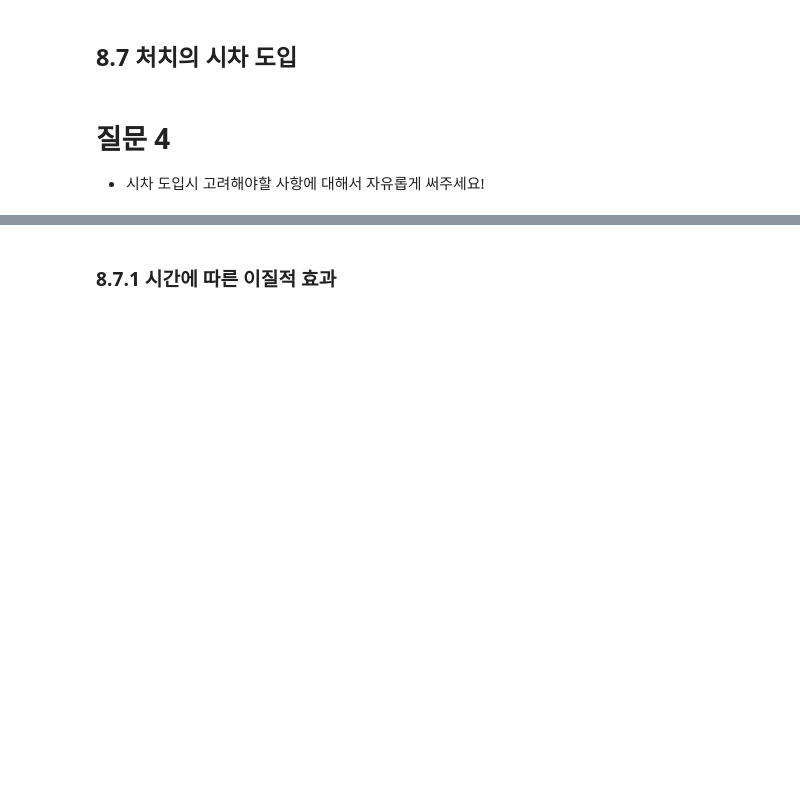
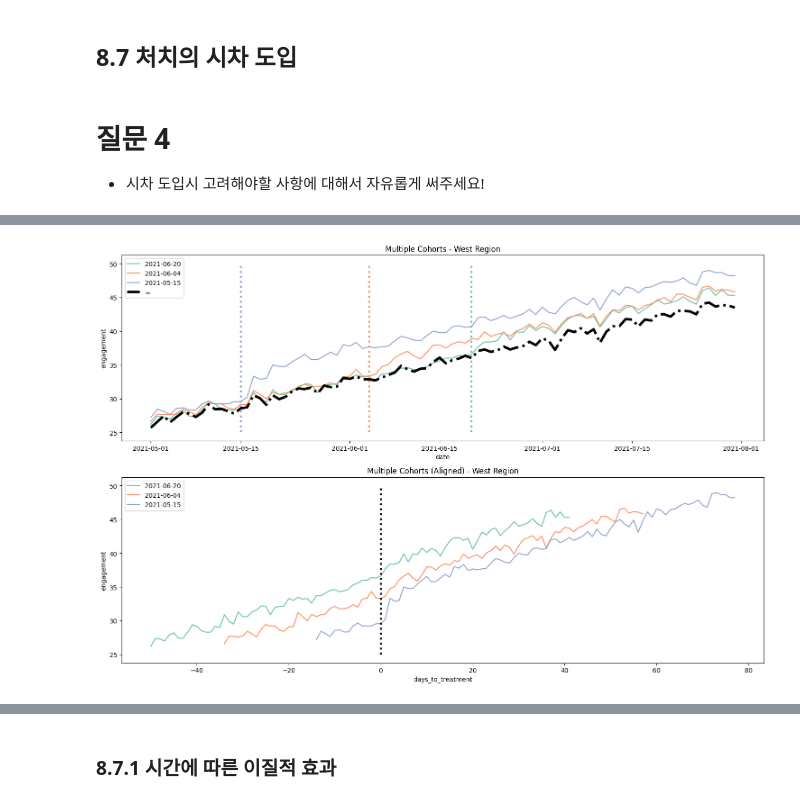
Before and after one commit to skymined/causal-inference-in-python-code, a Jupyter notebook: 인과추론스터디_과제/[6주차과제] 이중차분법.ipynb, the cells around one changed output, grey strips where cells are left out. Saved outputs shown, nothing was run; the diff lists cells and outputs as text; code cells hidden in the pictures; blank space fills up the shorter version.

```diff
--- a/인과추론스터디_과제/[6주차과제] 이중차분법.ipynb
+++ b/인과추론스터디_과제/[6주차과제] 이중차분법.ipynb
@@ -395,3 +571,56 @@ plt.tight_layout()
+# %%
+#3## 색 보이게
+
+import matplotlib.pyplot as plt
+import seaborn as sns
+import pandas as pd
+
+# 색상 리스트 정의
+palette = sns.color_palette("Set2", n_colors=4)
+cohort_colors = [palette[0], palette[1], palette[2], palette[3]]
+
+fig, (ax1, ax2) = plt.subplots(2, 1, figsize=(15, 10))
+
+plt_data = (mkt_data_cohorts_w
+            .groupby(["date", "cohort"])
+            [["engagement"]]
+            .mean()
+            .reset_index()
+)
+
+for color, cohort in zip(cohort_colors, mkt_data_cohorts_w.query("cohort!='2100-01-01'")["cohort"].unique()):
+    df_cohort = plt_data.query("cohort==@cohort")
+    sns.lineplot(data=df_cohort, x="date", y="engagement",
+                 label=pd.to_datetime(cohort).strftime('%Y-%m-%d'), ax=ax1, color=color)
+    ax1.vlines(x=cohort, ymin=25, ymax=50, color=color, ls="dotted", lw=3)
+
+sns.lineplot(data=plt_data.query("cohort=='2100-01-01'"), x="date", y="engagement", label="$\infty$", lw=4, ls="-.", ax=ax1, color="black")
+
+ax1.legend()
+ax1.set_title("Multiple Cohorts - West Region")
+
+plt_data = (mkt_data_cohorts_w
+            .assign(days_to_treatment = lambda d: (pd.to_datetime(d["date"])-pd.to_datetime(d["cohort"])).dt.days)
+            .groupby(["date", "cohort"])
+            [["engagement", "days_to_treatment"]]
+            .mean()
+            .reset_index()
+)
+
+for color, cohort in zip(cohort_colors, mkt_data_cohorts_w.query("cohort!='2100-01-01'")["cohort"].unique()):
+    df_cohort = plt_data.query("cohort==@cohort")
+    sns.lineplot(data=df_cohort, x="days_to_treatment", y="engagement",
+                 label=pd.to_datetime(cohort).strftime('%Y-%m-%d'), ax=ax2, color=color)
+
+ax2.vlines(x=0, ymin=25, ymax=50, color="black", ls="dotted", lw=3)
+
+ax2.set_title("Multiple Cohorts (Aligned) - West Region")
+ax2.legend()
+
+plt.tight_layout()
+plt.show()
+# %% [output]
+[figure, added]
 # %%
 twfe_model = smf.ols(
     "engagement ~ treated:post + C(date) + C(city)",
```
Also changed, not shown: parts of 47 cells of this notebook.
